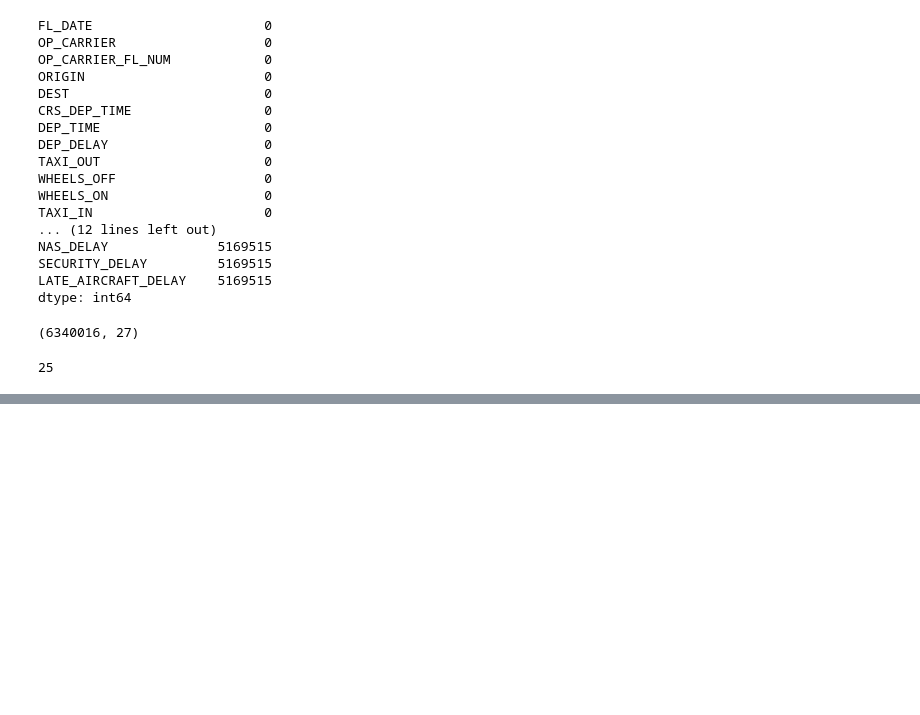
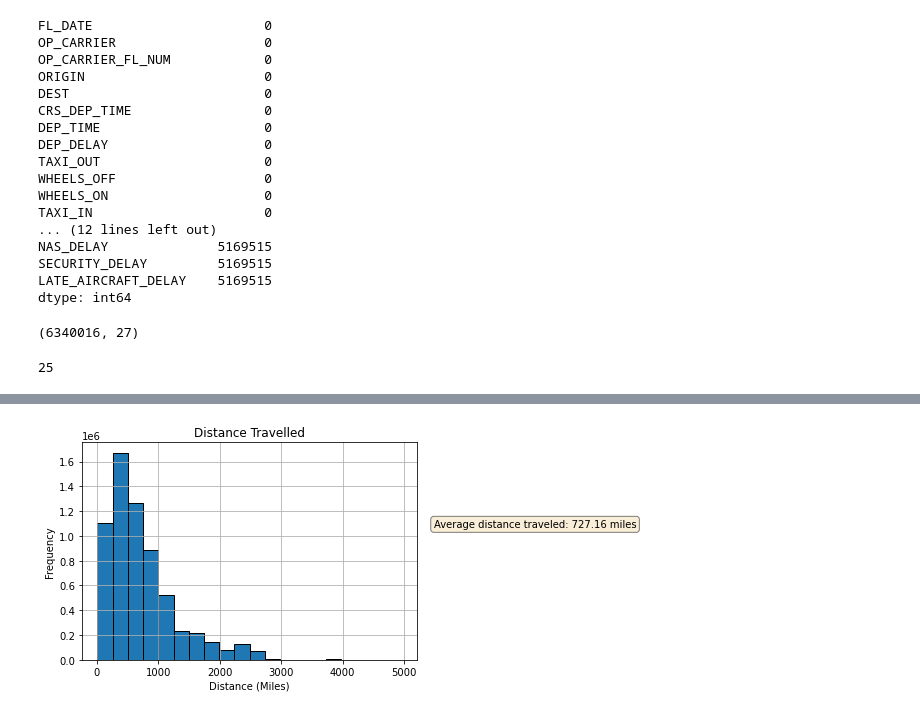
Before and after one commit to nachiketkhambhati/Airport-Performance-Analysis, a Jupyter notebook: aiport_performance.ipynb, the cells around one changed output, grey strips where cells are left out. Cells and saved outputs as stored; diff of their text form; code cells hidden in the pictures; blank space fills up the shorter version.

```diff
--- a/aiport_performance.ipynb
+++ b/aiport_performance.ipynb
@@ -153,0 +172,25 @@ dtype: int64
+# %%
+# Visualize the distribution of distance travelled
+distancelist = df_2009["DISTANCE"].tolist()
+avgdistance = np.mean(distancelist)
+text = f"Average distance traveled: {round(avgdistance, 2)} miles"
+plt.figure(facecolor="white")
+plt.text(
+    1.05,
+    0.60,
+    text,
+    ha="left",
+    va="bottom",
+    transform=plt.gca().transAxes,
+    bbox=dict(boxstyle="round", facecolor="wheat", alpha=0.5),
+)
+plt.title("Distance Travelled")
+plt.xlabel("Distance (Miles)")
+plt.ylabel("Frequency")
+plt.hist(x=distancelist, edgecolor="black", bins=20)
+plt.grid(True)
+plt.tight_layout()
+plt.savefig("distance.png")
+plt.show()
+# %% [output]
+[figure, added]
```
Also changed, not shown: parts of 4 cells of this notebook, 2 other files.
